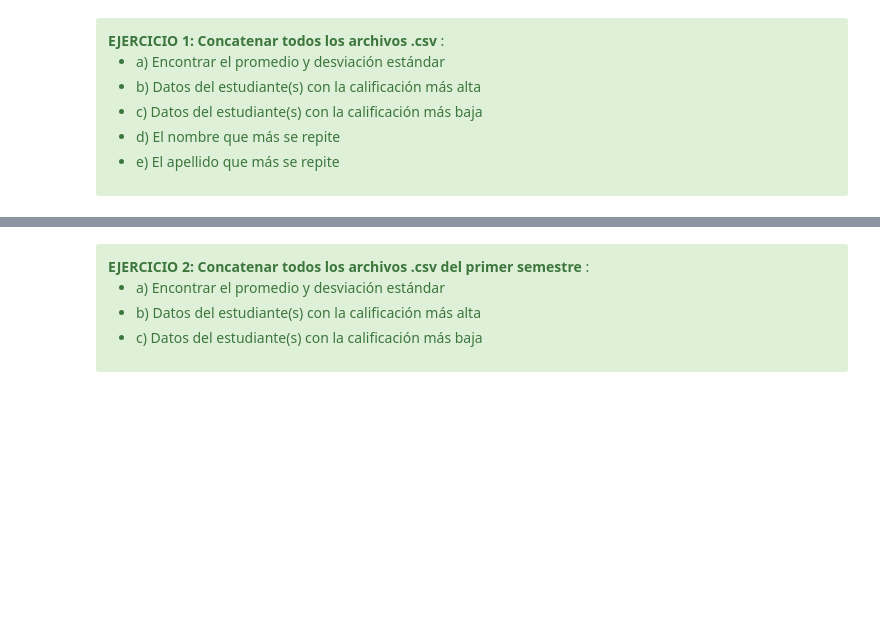
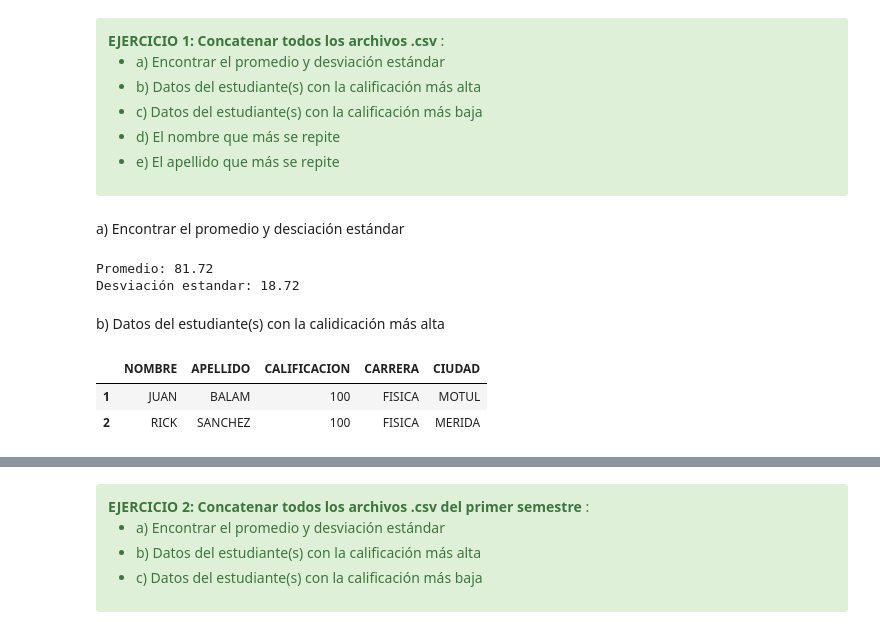
Before and after one commit to EscamillaJuan/CienciaDeDatos, a Jupyter notebook: OnlineStore/CD_10_Pandas-GLOB.ipynb, the cells around one changed output, grey strips where cells are left out. Saved outputs shown, nothing was run; the diff lists cells and outputs as text; code cells hidden in the pictures; blank space fills up the shorter version.

```diff
--- a/OnlineStore/CD_10_Pandas-GLOB.ipynb
+++ b/OnlineStore/CD_10_Pandas-GLOB.ipynb
@@ -270,3 +272,33 @@ df_3
 
 </ul>
 </div>
+# %% [markdown]
+a) Encontrar el promedio y desciación estándar
+# %%
+path = 'datos'
+files =  glob.glob(path + '/semestre*.csv')
+#print(files)
+# crear una lista vacía para almacenar  los dataframes
+lista_dfs =[]
+
+# recorrer la lista de archivos para crear la lista de archivos
+for file in files:
+    tiemp_df = pd.read_csv(file)
+    #print(tiemp_df.shape)
+    lista_dfs.append(tiemp_df)
+
+df = pd.concat(lista_dfs, axis = 0)
+df.head()
+print('Promedio:',round(df['CALIFICACION'].mean(),2))
+print('Desviación estandar:',round(df['CALIFICACION'].std(),2))
+# %% [output]
+Promedio: 81.72
+Desviación estandar: 18.72
+# %% [markdown]
+b) Datos del estudiante(s) con la calidicación más alta
+# %%
+df[df['CALIFICACION']==df['CALIFICACION'].max()]
+# %% [output]
+|  | NOMBRE | APELLIDO | CALIFICACION | CARRERA | CIUDAD |
+| 1 | JUAN | BALAM | 100 | FISICA | MOTUL |
+| 2 | RICK | SANCHEZ | 100 | FISICA | MERIDA |
```
Also changed, not shown: parts of 25 cells of this notebook.
